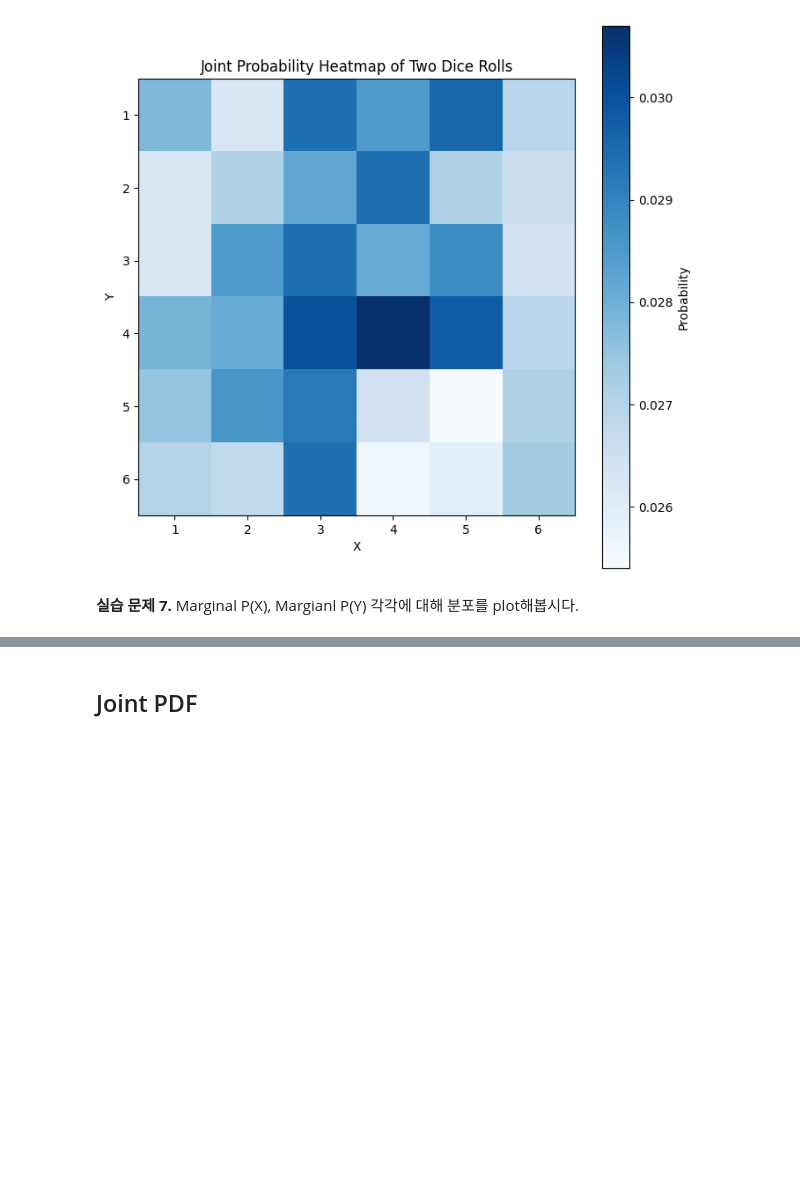
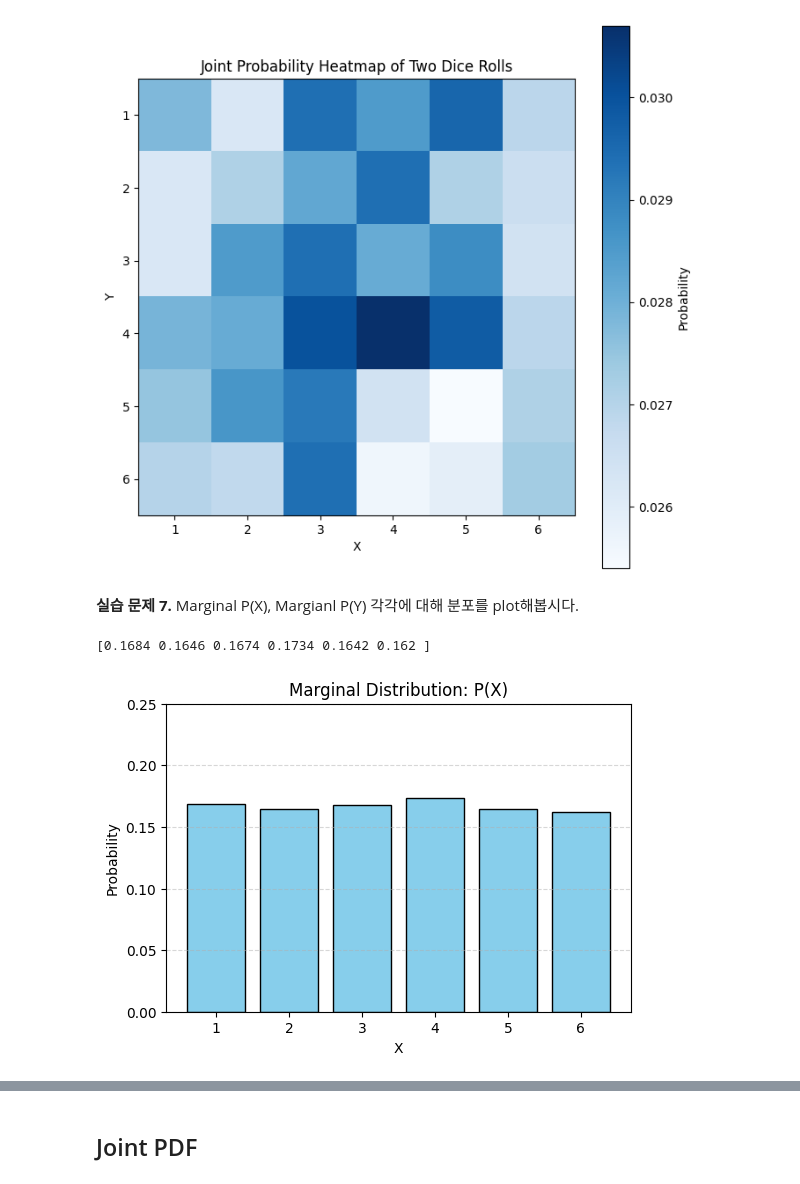
Before and after one commit to 201524495/201524495, a Jupyter notebook: Practice_1_250707_lecture.ipynb, the cells around one changed output, grey strips where cells are left out. Cells and saved outputs as stored; diff of their text form; code cells hidden in the pictures; blank space fills up the shorter version.

```diff
--- a/Practice_1_250707_lecture.ipynb
+++ b/Practice_1_250707_lecture.ipynb
@@ -646,0 +643,19 @@ Marginal P(X), Margianl P(Y) 각각에 대해 분포를 plot해봅시다.
+# %%
+# TODO: code
+# bar plot; 다른 plot도 좋습니다!
+# Marginal P(X)
+
+# Marginal P(X) 단일 plot
+
+x_values = [1, 2, 3, 4, 5, 6]
+plt.figure(figsize=(6, 4))
+plt.bar(x_values, marg_X, color='skyblue', edgecolor='black')
+plt.title("Marginal Distribution: P(X)")
+plt.xlabel("X")
+plt.ylabel("Probability")
+plt.ylim(0, 0.25)
+plt.grid(axis='y', linestyle='--', alpha=0.5)
+plt.show()
+# %% [output]
+[0.1684 0.1646 0.1674 0.1734 0.1642 0.162 ]
+[figure, added]
```
Also changed, not shown: parts of 5 cells of this notebook.
